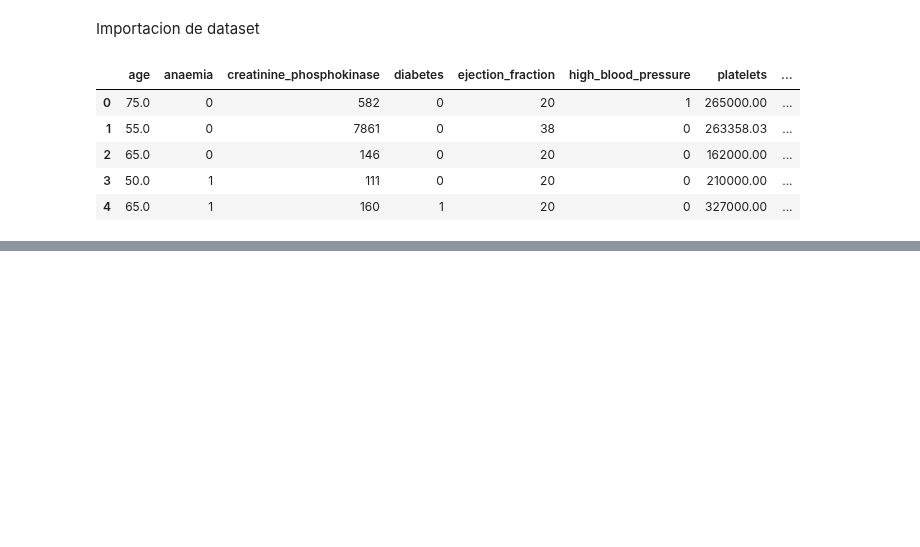
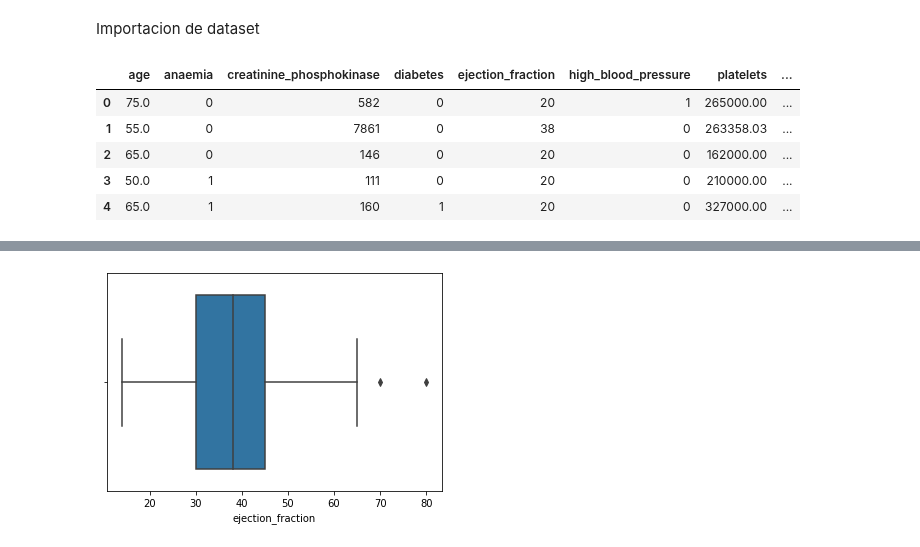
Before and after one commit to Fedenov/Aprendizaje_Automatico_Tarea3, a Jupyter notebook: Tarea3.ipynb, the cells around one changed output, grey strips where cells are left out. Drawn from its saved outputs; the diff is of its cells as text; code cells hidden in the pictures; blank space fills up the shorter version.

```diff
--- a/Tarea3.ipynb
+++ b/Tarea3.ipynb
@@ -29,0 +85,3 @@ dataSet.head()
+# %%
+## Genero un dataframe con los aspectos mas importantes segun el paper
+mostRelevantData = dataSet[['ejection_fraction', 'serum_creatinine', 'DEATH_EVENT']].copy()
@@ -29,0 +97,6 @@ dataSet.head()
+# %%
+fig, ax = plt.subplots()
+sns.boxplot(x = mostRelevantData['ejection_fraction'])
+display()
+# %% [output]
+[figure, added]
```
Also changed, not shown: parts of 16 cells of this notebook.
